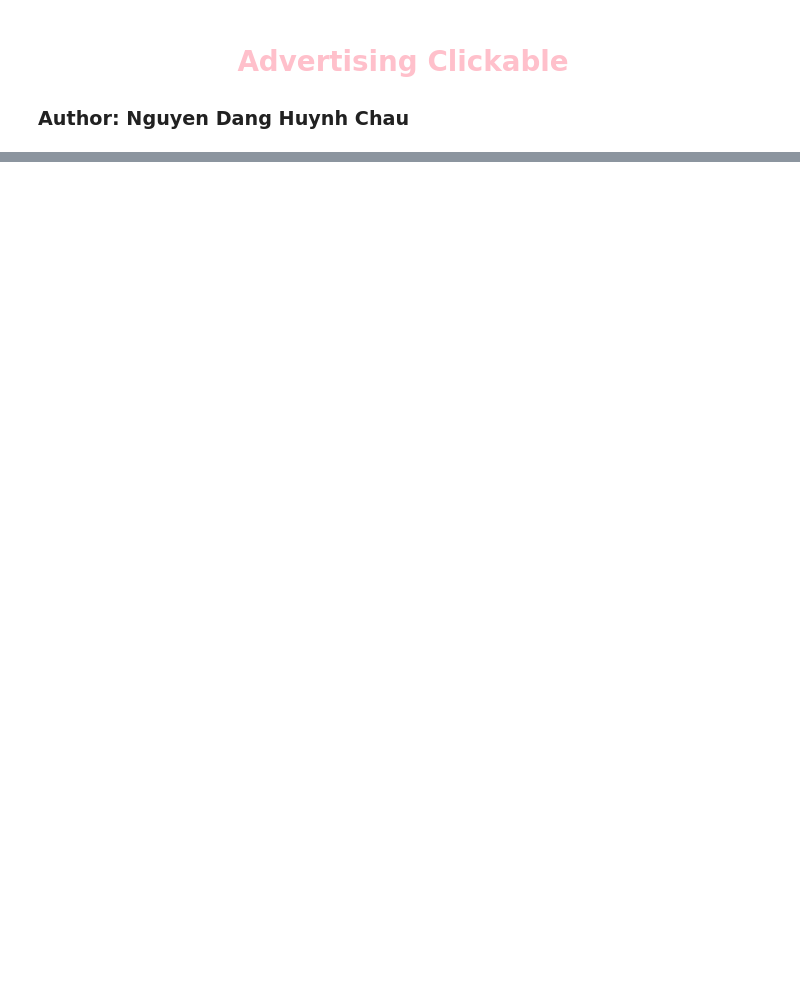
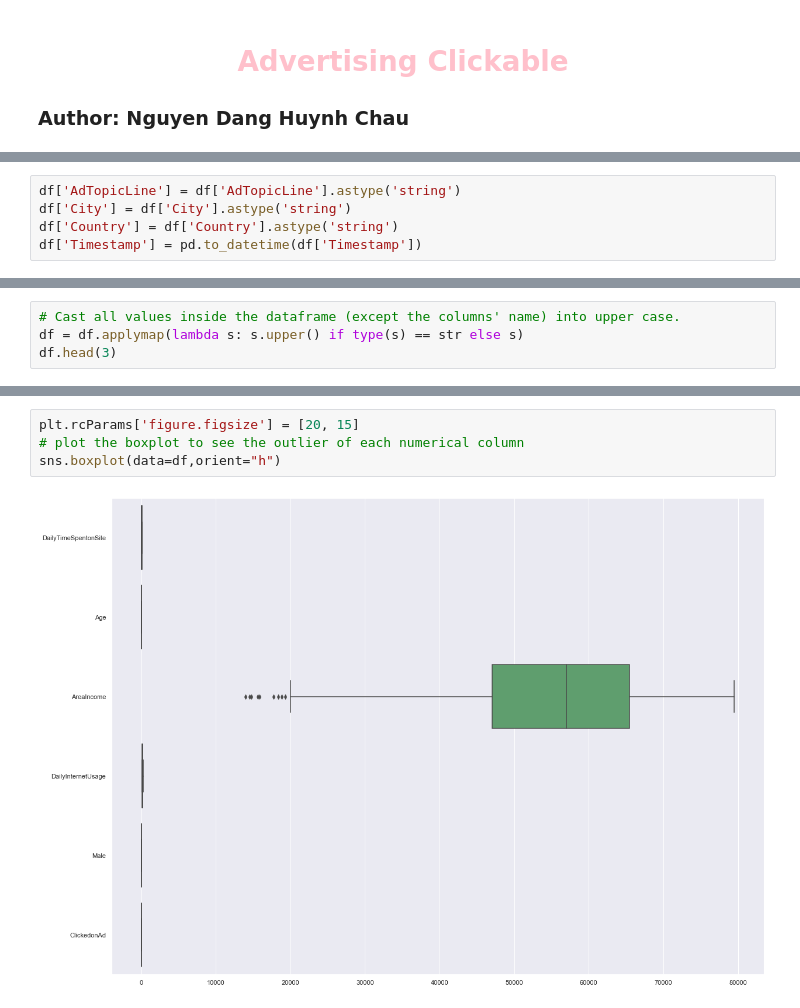
Before and after one commit to ChauHuynh1/DataScience, a Jupyter notebook: MarketingPrice/AdvertisingBudget.ipynb, the cells around one changed output, grey strips where cells are left out. Cells and saved outputs as stored; diff of their text form; blank space fills up the shorter version.

```diff
--- a/MarketingPrice/AdvertisingBudget.ipynb
+++ b/MarketingPrice/AdvertisingBudget.ipynb
@@ -122,0 +402,5 @@
+# %%
+df['AdTopicLine'] = df['AdTopicLine'].astype('string')
+df['City'] = df['City'].astype('string')
+df['Country'] = df['Country'].astype('string')
+df['Timestamp'] = pd.to_datetime(df['Timestamp'])
@@ -122,0 +411,4 @@
+# %%
+# Cast all values inside the dataframe (except the columns' name) into upper case.
+df = df.applymap(lambda s: s.upper() if type(s) == str else s)
+df.head(3)
@@ -122,0 +456,6 @@
+# %%
+plt.rcParams['figure.figsize'] = [20, 15]
+# plot the boxplot to see the outlier of each numerical column
+sns.boxplot(data=df,orient="h")
+# %% [output]
+[figure, added]
```
Also changed, not shown: parts of 28 cells of this notebook, 8 other files.
